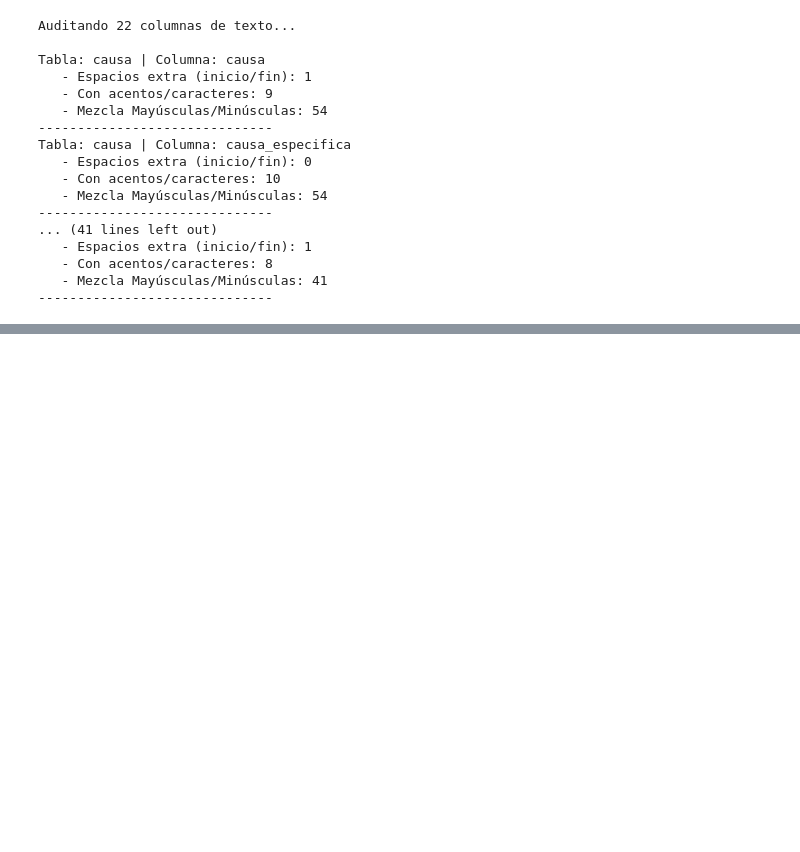
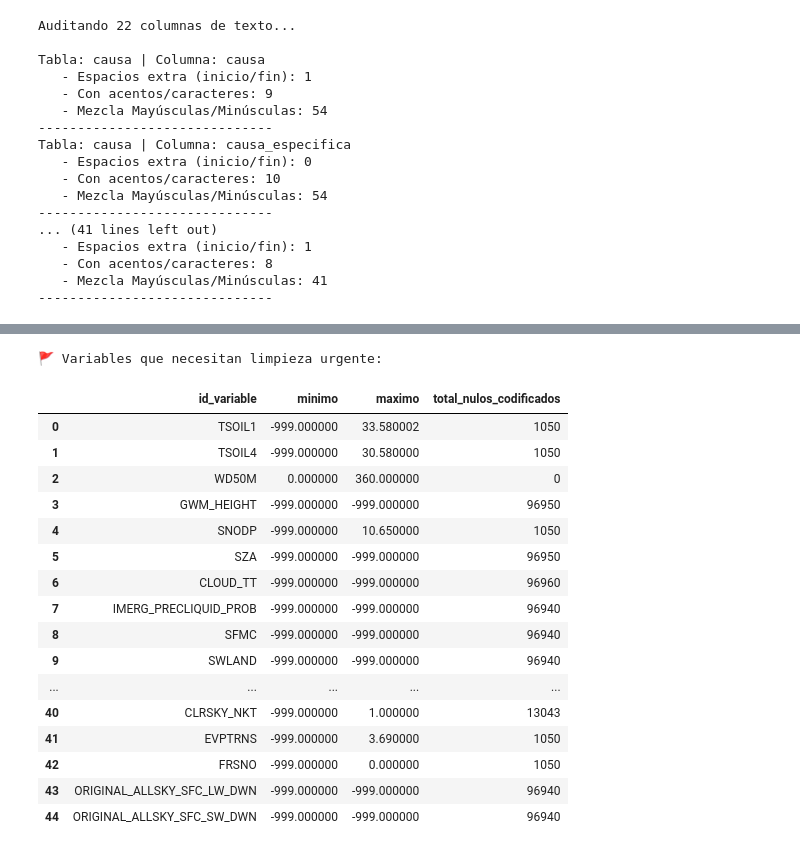
Before and after one commit to SauG25/Incendios-Forestales-, a Jupyter notebook: 03_LimpiezaDeDatos/02_Exploracion.ipynb, the cells around one changed output, grey strips where cells are left out. Saved outputs shown, nothing was run; the diff lists cells and outputs as text; code cells hidden in the pictures; blank space fills up the shorter version.

```diff
--- a/03_LimpiezaDeDatos/02_Exploracion.ipynb
+++ b/03_LimpiezaDeDatos/02_Exploracion.ipynb
@@ -78,0 +159,29 @@ Municipios con múltiples representaciones textuales:
+# %%
+con = duckdb.connect('../data/BaseDeDatos_Working.db', read_only=True)
+
+# 1. Consultamos el catálogo de llaves foráneas
+# DuckDB guarda las relaciones en la tabla 'duckdb_constraints'
+query_relaciones = """
+    SELECT
+        table_name AS tabla_hija,
+        constraint_column_names[1] AS columna_fk,
+        referenced_table AS tabla_padre
+    FROM duckdb_constraints
+    WHERE constraint_type = 'FOREIGN KEY'
+"""
+
+relaciones_detectadas = con.execute(query_relaciones).fetchall()
+
+# 2. Convertimos el resultado al formato que necesitamos para la auditoría
+relaciones = []
+print("🔍 RELACIONES DETECTADAS EN EL ESQUEMA:")
+print(f"{'TABLA HIJA':<15} | {'COLUMNA FK':<15} | {'TABLA PADRE':<15}")
+print("-" * 50)
+
+for hija, fk, padre in relaciones_detectadas:
+    # Como tus PK suelen llamarse igual que las FK, las mapeamos así:
+    # Nota: Si una PK se llama diferente, DuckDB también nos lo puede decir
+    relaciones.append((hija, fk, padre, fk))
+    print(f"{hija:<15} | {fk:<15} | {padre:<15}")
+
+# Ahora 'relaciones' ya no es una lista manual, ¡es dinámica!
@@ -78,0 +351,33 @@ Municipios con múltiples representaciones textuales:
+# %%
+# Buscamos variables con valores imposibles
+resumen_loco = con.execute("""
+    SELECT id_variable,
+           MIN(resultado_numerico) as minimo,
+           MAX(resultado_numerico) as maximo,
+           COUNT(*) FILTER (WHERE resultado_numerico <= -999) as total_nulos_codificados
+    FROM main.climatologia
+    GROUP BY id_variable
+    HAVING minimo <= -999 OR maximo > 100
+""").df()
+
+print("🚩 Variables que necesitan limpieza urgente:")
+display(resumen_loco)
+# %% [output]
+🚩 Variables que necesitan limpieza urgente:
+|  | id_variable | minimo | maximo | total_nulos_codificados |
+| 0 | TSOIL1 | -999.000000 | 33.580002 | 1050 |
+| 1 | TSOIL4 | -999.000000 | 30.580000 | 1050 |
+| 2 | WD50M | 0.000000 | 360.000000 | 0 |
+| 3 | GWM_HEIGHT | -999.000000 | -999.000000 | 96950 |
+| 4 | SNODP | -999.000000 | 10.650000 | 1050 |
+| 5 | SZA | -999.000000 | -999.000000 | 96950 |
+| 6 | CLOUD_TT | -999.000000 | -999.000000 | 96960 |
+| 7 | IMERG_PRECLIQUID_PROB | -999.000000 | -999.000000 | 96940 |
+| 8 | SFMC | -999.000000 | -999.000000 | 96940 |
+| 9 | SWLAND | -999.000000 | -999.000000 | 96940 |
+| ... | ... | ... | ... | ... |
+| 40 | CLRSKY_NKT | -999.000000 | 1.000000 | 13043 |
+| 41 | EVPTRNS | -999.000000 | 3.690000 | 1050 |
+| 42 | FRSNO | -999.000000 | 0.000000 | 1050 |
+| 43 | ORIGINAL_ALLSKY_SFC_LW_DWN | -999.000000 | -999.000000 | 96940 |
+| 44 | ORIGINAL_ALLSKY_SFC_SW_DWN | -999.000000 | -999.000000 | 96940 |
```
Also changed, not shown: parts of 19 cells of this notebook, 4 other files.
